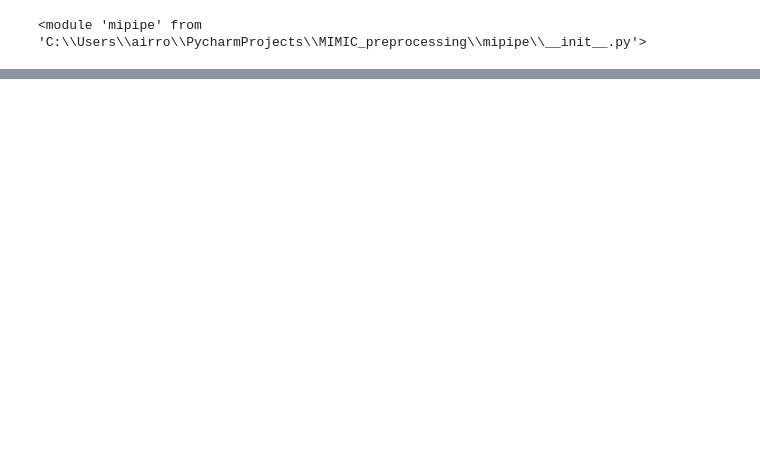
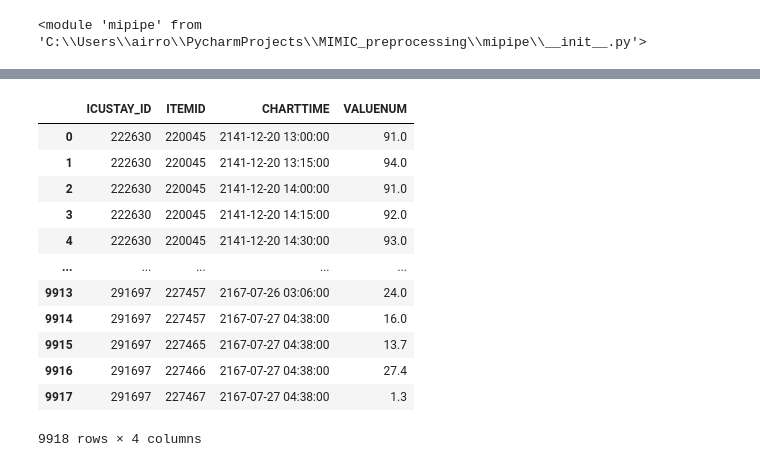
Before and after one commit to Harry-PARK/MIMIC_preprocessing, a Jupyter notebook: test.ipynb, the cells around one changed output, grey strips where cells are left out. Cells and saved outputs as stored; diff of their text form; code cells hidden in the pictures; blank space fills up the shorter version.

```diff
--- a/test.ipynb
+++ b/test.ipynb
@@ -91 +40,18 @@ icu_patient
+# %%
+t1 = mip.group_variables(icu_patient)
+t1
+# %% [output]
+|  | ICUSTAY_ID | ITEMID | CHARTTIME | VALUENUM |
+| 0 | 222630 | 220045 | 2141-12-20 13:00:00 | 91.0 |
+| 1 | 222630 | 220045 | 2141-12-20 13:15:00 | 94.0 |
+| 2 | 222630 | 220045 | 2141-12-20 14:00:00 | 91.0 |
+| 3 | 222630 | 220045 | 2141-12-20 14:15:00 | 92.0 |
+| 4 | 222630 | 220045 | 2141-12-20 14:30:00 | 93.0 |
+| ... | ... | ... | ... | ... |
+| 9913 | 291697 | 227457 | 2167-07-26 03:06:00 | 24.0 |
+| 9914 | 291697 | 227457 | 2167-07-27 04:38:00 | 16.0 |
+| 9915 | 291697 | 227465 | 2167-07-27 04:38:00 | 13.7 |
+| 9916 | 291697 | 227466 | 2167-07-27 04:38:00 | 27.4 |
+| 9917 | 291697 | 227467 | 2167-07-27 04:38:00 | 1.3 |
+9918 rows × 4 columns
 # %%
```
Also changed, not shown: parts of 12 cells of this notebook, 5 other files.
